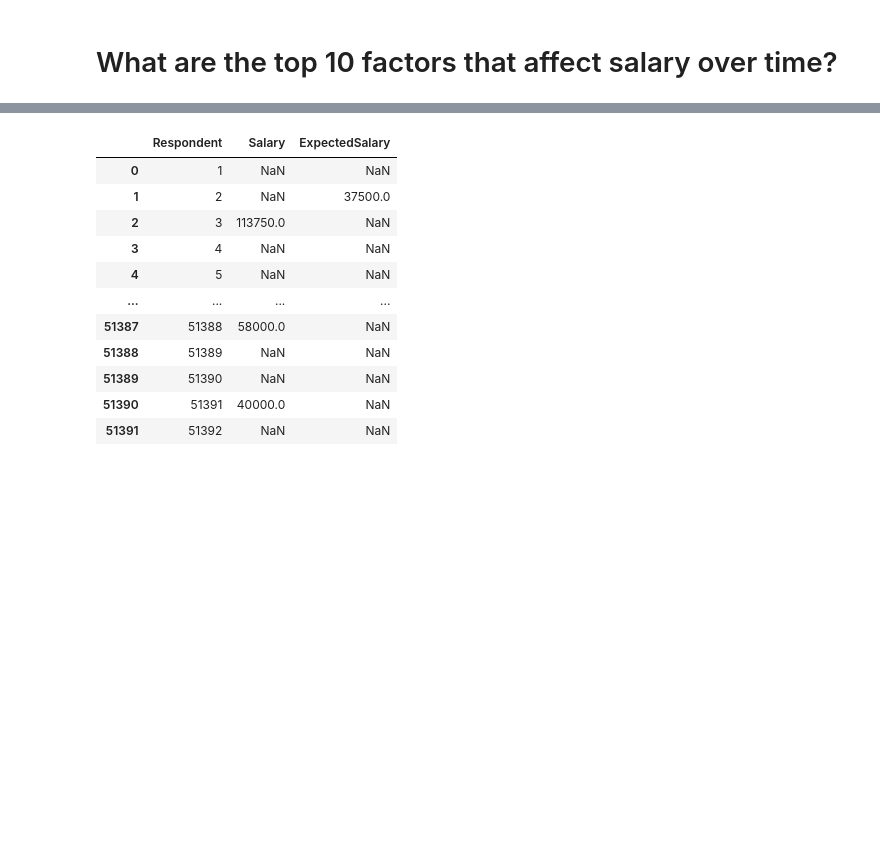
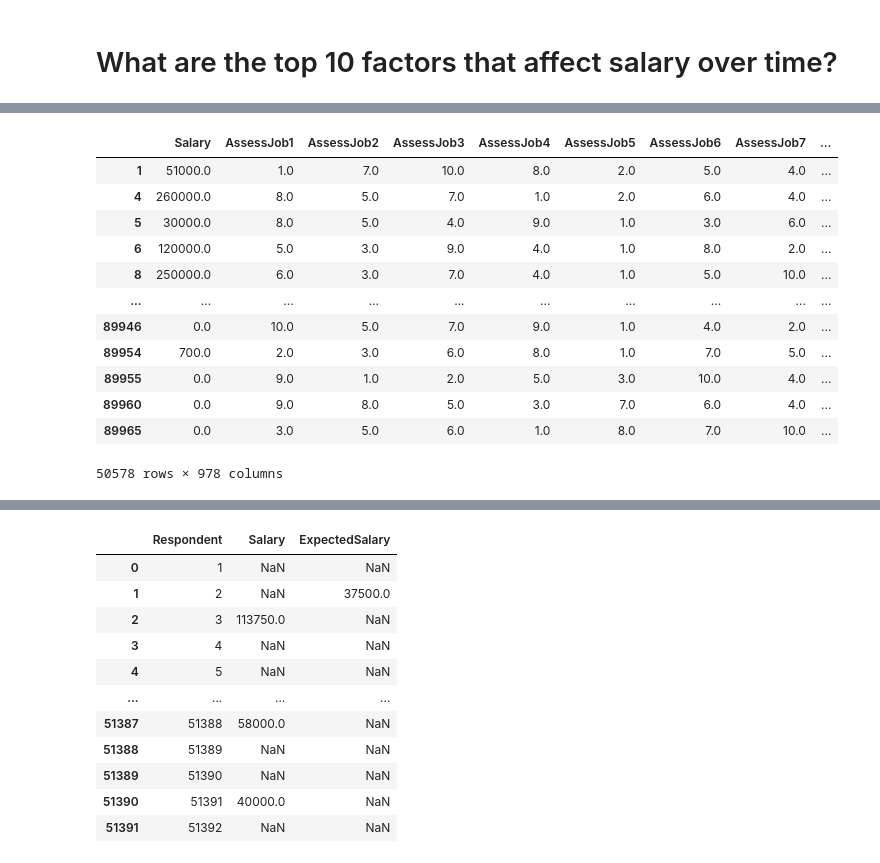
Before and after one commit to cliffyb824/2021-stackoverflow-survey-EDA, a Jupyter notebook: stackoverflow_analysis_2020.ipynb, the cells around one changed output, grey strips where cells are left out. Drawn from its saved outputs; the diff is of its cells as text; code cells hidden in the pictures; blank space fills up the shorter version.

```diff
--- a/stackoverflow_analysis_2020.ipynb
+++ b/stackoverflow_analysis_2020.ipynb
@@ -220,0 +295,18 @@ def clean_data(df):
+# %%
+df = pd.concat([y.apply(pd.to_numeric, errors='coerce'),X],axis=1)
+# %%
+df
+# %% [output]
+|  | Salary | AssessJob1 | AssessJob2 | AssessJob3 | AssessJob4 | AssessJob5 | AssessJob6 | AssessJob7 | ... |
+| 1 | 51000.0 | 1.0 | 7.0 | 10.0 | 8.0 | 2.0 | 5.0 | 4.0 | ... |
+| 4 | 260000.0 | 8.0 | 5.0 | 7.0 | 1.0 | 2.0 | 6.0 | 4.0 | ... |
+| 5 | 30000.0 | 8.0 | 5.0 | 4.0 | 9.0 | 1.0 | 3.0 | 6.0 | ... |
+| 6 | 120000.0 | 5.0 | 3.0 | 9.0 | 4.0 | 1.0 | 8.0 | 2.0 | ... |
+| 8 | 250000.0 | 6.0 | 3.0 | 7.0 | 4.0 | 1.0 | 5.0 | 10.0 | ... |
+| ... | ... | ... | ... | ... | ... | ... | ... | ... | ... |
+| 89946 | 0.0 | 10.0 | 5.0 | 7.0 | 9.0 | 1.0 | 4.0 | 2.0 | ... |
+| 89954 | 700.0 | 2.0 | 3.0 | 6.0 | 8.0 | 1.0 | 7.0 | 5.0 | ... |
+| 89955 | 0.0 | 9.0 | 1.0 | 2.0 | 5.0 | 3.0 | 10.0 | 4.0 | ... |
+| 89960 | 0.0 | 9.0 | 8.0 | 5.0 | 3.0 | 7.0 | 6.0 | 4.0 | ... |
+| 89965 | 0.0 | 3.0 | 5.0 | 6.0 | 1.0 | 8.0 | 7.0 | 10.0 | ... |
+50578 rows × 978 columns
```
Also changed, not shown: parts of 33 cells of this notebook.
